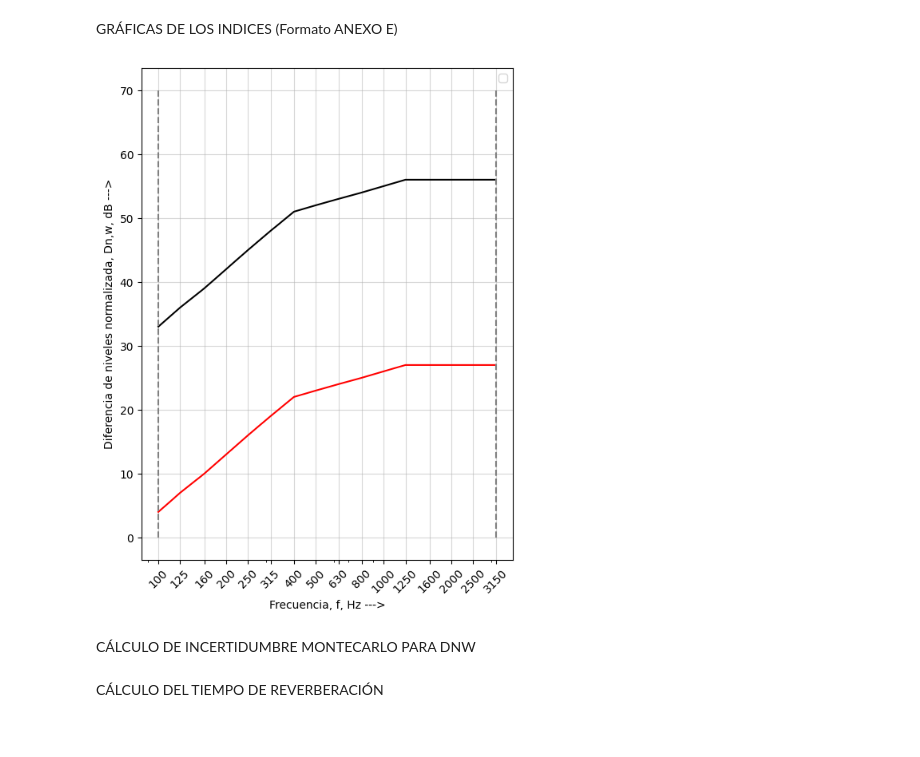
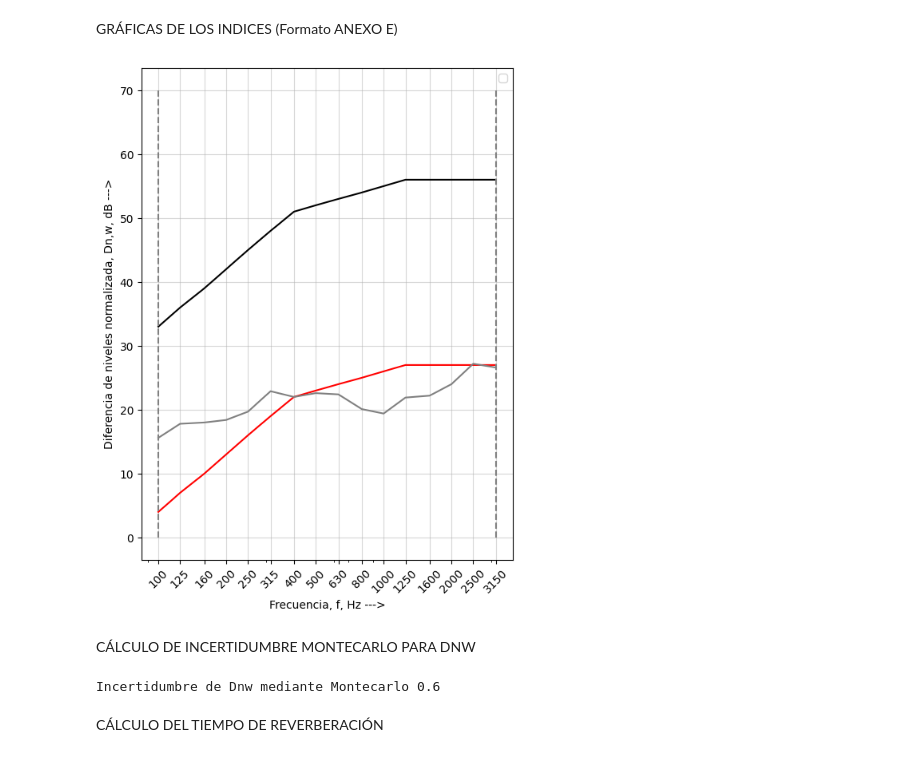
Before and after one commit to eliaslaredo/IACR_P4, a Jupyter notebook: IACR_P4.ipynb, the cells around one changed output. Cells and saved outputs as stored; diff of their text form; code cells hidden in the pictures.

```diff
--- a/IACR_P4.ipynb
+++ b/IACR_P4.ipynb
@@ -489,34 +489,40 @@ plt.plot(
     eje_x,
     ref_curve_base + desplazamiento,
     color='red',
     label=''
 )
 plt.plot(
     eje_x,
     ref_curve_base,
     color='black',
+    label=''
+)
+plt.plot(
+    eje_x,
+    Dn_round,
+    color='grey',
     label=''
 )
 
 plt.vlines(
     [100, 3150], 0, 70,
     linestyle='--',
     color='gray')
 
 # Escala y etiquetas esenciales
 plt.xscale('log')
 plt.xticks(eje_x, labels=[f'{int(f)}' for f in eje_x], rotation=45)
 
 plt.xlabel('Frecuencia, f, Hz --->')
 plt.ylabel('Diferencia de niveles normalizada, Dn,w, dB --->')
 plt.grid(True, axis='both', alpha=0.5) # cuadricula
 
 # Leyenda
 plt.legend()
 
 plt.show()
 # %% [output]
-[figure, old version]
+[figure, new version]
 # %% [markdown]
 CÁLCULO DE INCERTIDUMBRE MONTECARLO PARA DNW
 # %%
@@ -542,14 +548,17 @@ u_A = np.array([
 ])
 
 # 2. Ejecutar Simulación
-resultados = montecarlo_dnw(L1_promed, L2_promed, A, u_L1, u_L2, u_A, 10000)
+resultados = montecarlo_dnw(L1_promed, L2_promed, A, u_L1, u_L2, u_A, 100)
 # 3. Análisis Estadístico
 media_dnw = np.mean(resultados)
 desv_std_dnw = np.std(resultados)
 
 U_Dnw = np.round(desv_std_dnw * 2,1)
 
+print(np.round(media_dnw,1))
 print("Incertidumbre de Dnw mediante Montecarlo" , U_Dnw)
+# %% [output]
+Incertidumbre de Dnw mediante Montecarlo 0.6
 # %% [markdown]
 CÁLCULO DEL TIEMPO DE REVERBERACIÓN
 # %%
```
Also changed, not shown: parts of 1 cell of this notebook.
